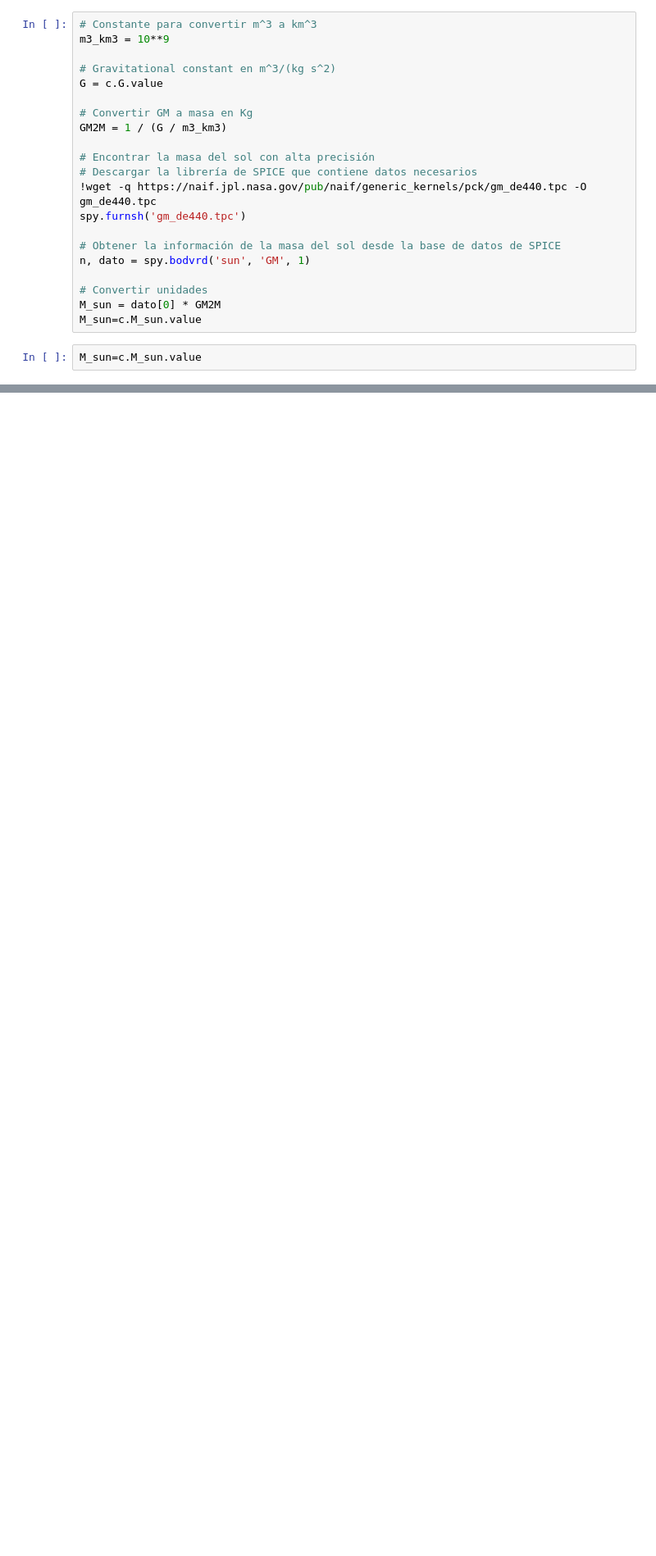
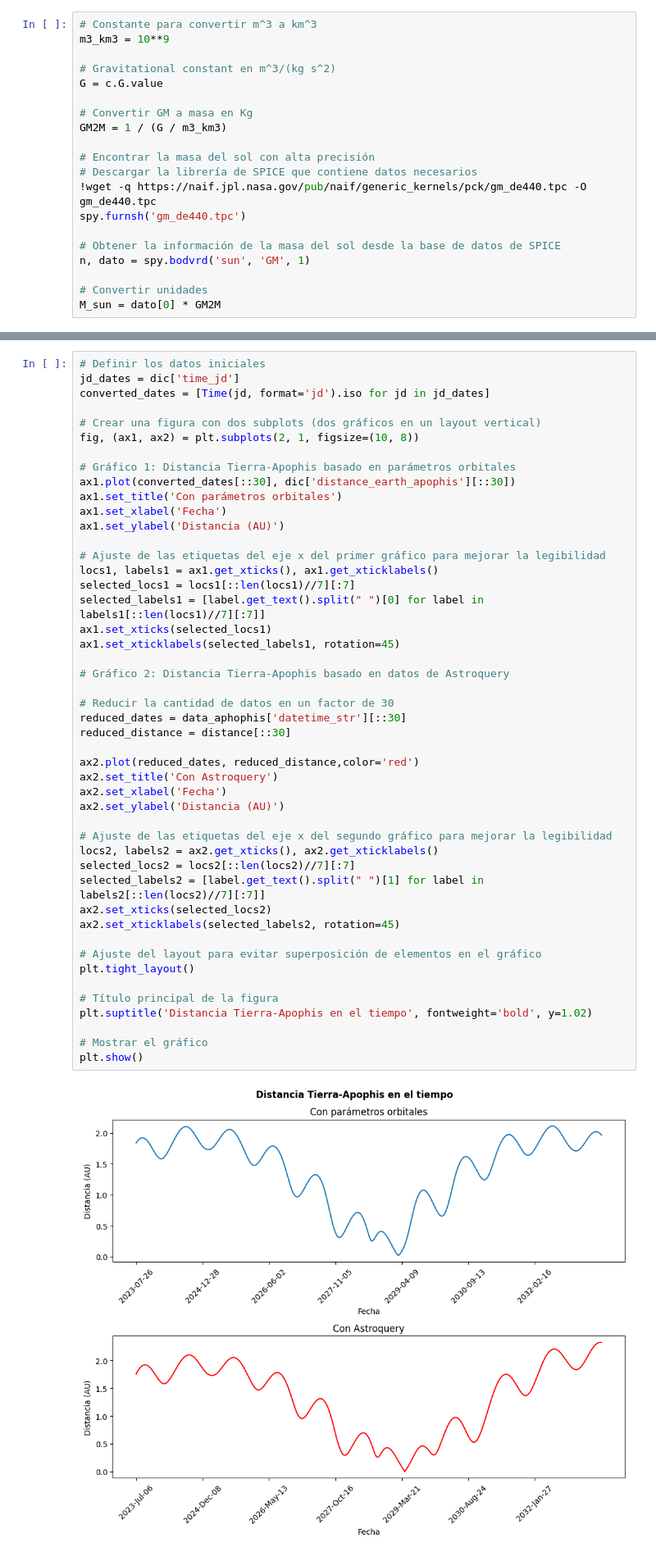
Before and after one commit to andromedalactea/celestial_mechanics, a Jupyter notebook: scripts/Homeworks/MC_Tarea3_AproximacionApophis.ipynb, the cells around one changed output, grey strips where cells are left out. Shown at 82% size. Saved outputs shown, nothing was run; the diff lists cells and outputs as text; blank space fills up the shorter version.

```diff
--- a/scripts/Homeworks/MC_Tarea3_AproximacionApophis.ipynb
+++ b/scripts/Homeworks/MC_Tarea3_AproximacionApophis.ipynb
@@ -88,9 +88,6 @@ n, dato = spy.bodvrd('sun', 'GM', 1)
 
 # Convertir unidades
 M_sun = dato[0] * GM2M
-M_sun=c.M_sun.value
-# %%
-M_sun=c.M_sun.value
 # %%
 # Para pasar de grados a radianes y viceversa
 deg2rad = np.pi/180
@@ -558,0 +529,49 @@ plt.show()
+# %%
+# Definir los datos iniciales
+jd_dates = dic['time_jd']
+converted_dates = [Time(jd, format='jd').iso for jd in jd_dates]
+
+# Crear una figura con dos subplots (dos gráficos en un layout vertical)
+fig, (ax1, ax2) = plt.subplots(2, 1, figsize=(10, 8))
+
+# Gráfico 1: Distancia Tierra-Apophis basado en parámetros orbitales
+ax1.plot(converted_dates[::30], dic['distance_earth_apophis'][::30])
+ax1.set_title('Con parámetros orbitales')
+ax1.set_xlabel('Fecha')
+ax1.set_ylabel('Distancia (AU)')
+
+# Ajuste de las etiquetas del eje x del primer gráfico para mejorar la legibilidad
+locs1, labels1 = ax1.get_xticks(), ax1.get_xticklabels()
+selected_locs1 = locs1[::len(locs1)//7][:7]
+selected_labels1 = [label.get_text().split(" ")[0] for label in labels1[::len(locs1)//7][:7]]
+ax1.set_xticks(selected_locs1)
+ax1.set_xticklabels(selected_labels1, rotation=45)
+
+# Gráfico 2: Distancia Tierra-Apophis basado en datos de Astroquery
+
+# Reducir la cantidad de datos en un factor de 30
+reduced_dates = data_aphophis['datetime_str'][::30]
+reduced_distance = distance[::30]
+
+ax2.plot(reduced_dates, reduced_distance,color='red')
+ax2.set_title('Con Astroquery')
+ax2.set_xlabel('Fecha')
+ax2.set_ylabel('Distancia (AU)')
+
+# Ajuste de las etiquetas del eje x del segundo gráfico para mejorar la legibilidad
+locs2, labels2 = ax2.get_xticks(), ax2.get_xticklabels()
+selected_locs2 = locs2[::len(locs2)//7][:7]
+selected_labels2 = [label.get_text().split(" ")[1] for label in labels2[::len(locs2)//7][:7]]
+ax2.set_xticks(selected_locs2)
+ax2.set_xticklabels(selected_labels2, rotation=45)
+
+# Ajuste del layout para evitar superposición de elementos en el gráfico
+plt.tight_layout()
+
+# Título principal de la figura
+plt.suptitle('Distancia Tierra-Apophis en el tiempo', fontweight='bold', y=1.02)
+
+# Mostrar el gráfico
+plt.show()
+# %% [output]
+[figure, added]
```
Also changed, not shown: parts of 20 cells of this notebook.
